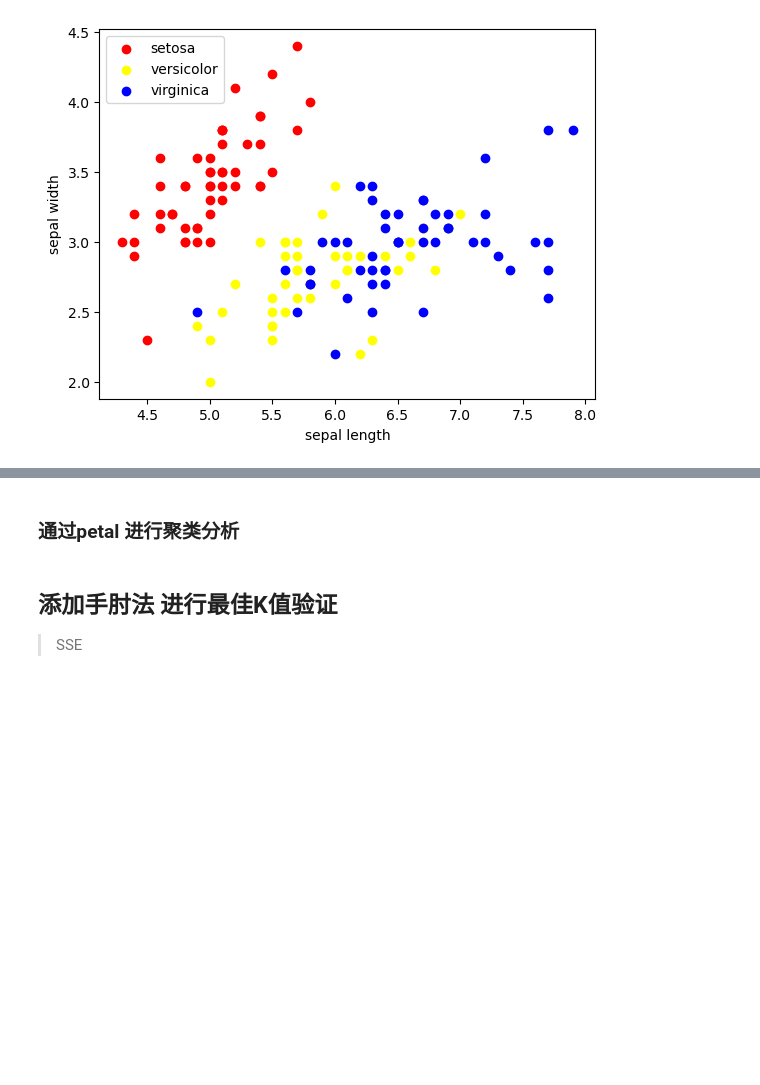
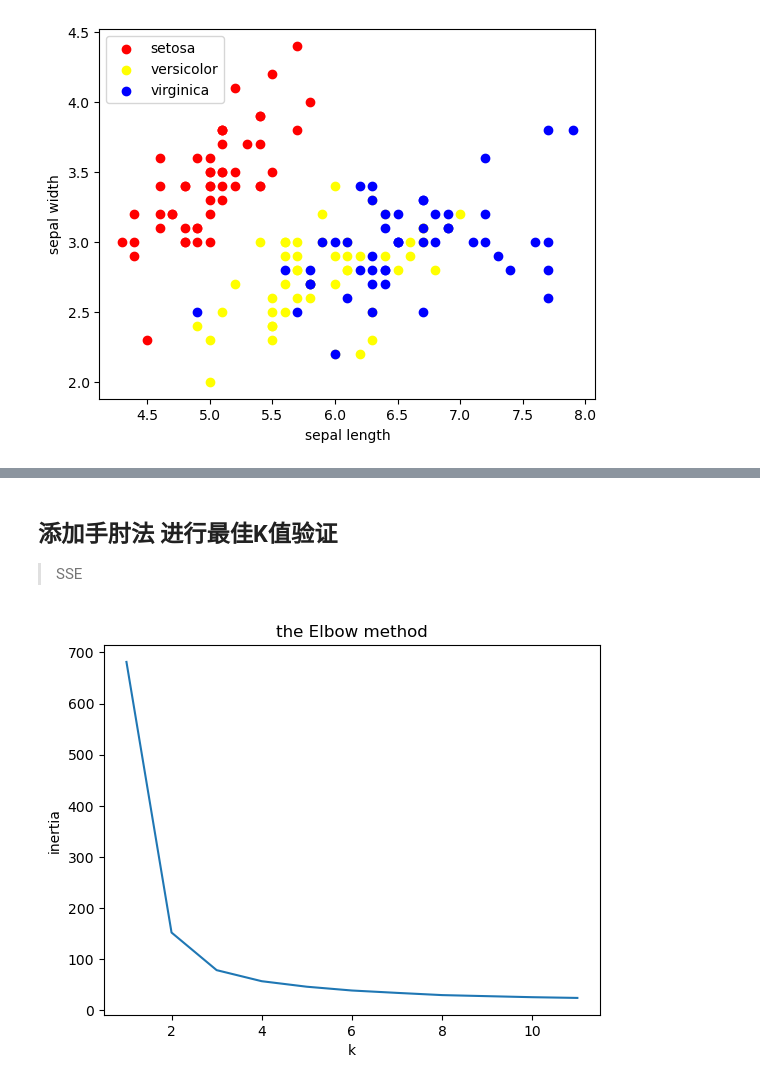
Before and after one commit to luketebo/PyCharm, a Jupyter notebook: pythonProject/MidTerm/midTerm.ipynb, the cells around one changed output, grey strips where cells are left out. Saved outputs shown, nothing was run; the diff lists cells and outputs as text; code cells hidden in the pictures; blank space fills up the shorter version.

```diff
--- a/pythonProject/MidTerm/midTerm.ipynb
+++ b/pythonProject/MidTerm/midTerm.ipynb
@@ -99,9 +121,3 @@ plt.show()
-# %% [markdown]
-### 通过petal 进行聚类分析
-# %%
-estimator = KMeans(n_clusters=3)
-estimator.fit(x)
-label_pred = estimator.labels_
 # %% [markdown]
 ## 添加手肘法 进行最佳K值验证
 > SSE
@@ -112,0 +124,14 @@ plt.show()
+# %%
+sumDs = []
+for i in range(1, 12):
+    kmeans = KMeans(n_clusters=i)
+    kmeans.fit(x)
+    sumDs.append(kmeans.inertia_)
+    # print(kmeans.inertia_)
+plt.plot(range(1, 12), sumDs)
+plt.title("the Elbow method")
+plt.xlabel('k')
+plt.ylabel('inertia')
+plt.show()
+# %% [output]
+[figure, added]
```
Also changed, not shown: parts of 8 cells of this notebook, 6 other files.
